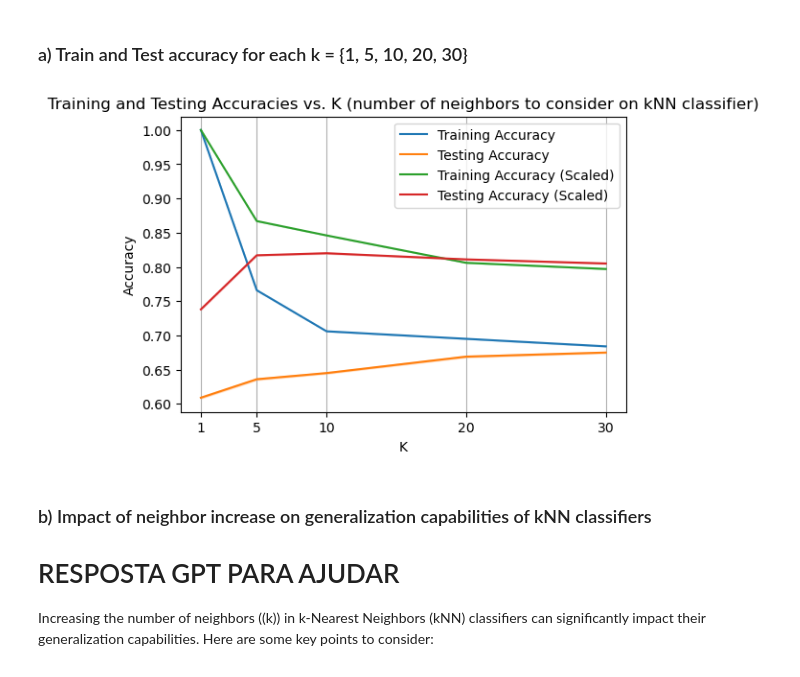
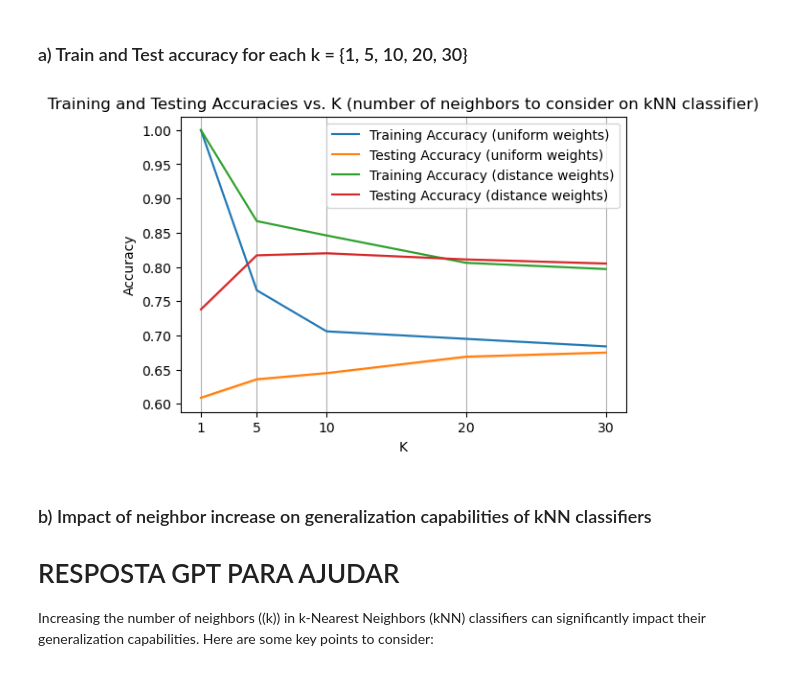
Before and after one commit to jppf22/HW2_Machine_Learning, a Jupyter notebook: code.ipynb, the cells around one changed output. Drawn from its saved outputs; the diff is of its cells as text; code cells hidden in the pictures.

```diff
--- a/code.ipynb
+++ b/code.ipynb
@@ -247,38 +247,38 @@ for k in number_of_neighbours:
         #Generate prediction according to training sample and measure accuracy
         y_pred_train = predictor.predict(X_train)
         training_sample_accuracy_scaled.append(round(accuracy_score(y_train, y_pred_train),2))
 
     #No need to calculate mean here, since seaborn does it on lineplot
     training_accuracies_scaled.append(training_sample_accuracy_scaled)
     testing_accuracies_scaled.append(testing_sample_accuracy_scaled)
 
 accuracy_df = pd.DataFrame({
     'k': number_of_neighbours,
     'training_accuracies_unscaled': training_accuracies_unscaled,
     'testing_accuracies_unscaled': testing_accuracies_unscaled,
     'training_accuracies_scaled': training_accuracies_scaled,
     'testing_accuracies_scaled': testing_accuracies_scaled
 })
 
 accuracy_df = accuracy_df.explode("training_accuracies_unscaled")
 accuracy_df = accuracy_df.explode("testing_accuracies_unscaled")
 accuracy_df = accuracy_df.explode("training_accuracies_scaled")
 accuracy_df = accuracy_df.explode("testing_accuracies_scaled")
 
 plt.figure(figsize=(6,4))
-sns.lineplot(data=accuracy_df, x="k", y="training_accuracies_unscaled", label="Training Accuracy (Unscaled)")
-sns.lineplot(data=accuracy_df, x="k", y="testing_accuracies_unscaled", label="Testing Accuracy (Unscaled)")
-sns.lineplot(data=accuracy_df, x="k", y="training_accuracies_scaled", label="Training Accuracy (Scaled)")
-sns.lineplot(data=accuracy_df, x="k", y="testing_accuracies_scaled", label="Testing Accuracy (Scaled)")
+sns.lineplot(data=accuracy_df, x="k", y="training_accuracies_unscaled", label="Training Accuracy (uniform weights)")
+sns.lineplot(data=accuracy_df, x="k", y="testing_accuracies_unscaled", label="Testing Accuracy (uniform weights)")
+sns.lineplot(data=accuracy_df, x="k", y="training_accuracies_scaled", label="Training Accuracy (distance weights)")
+sns.lineplot(data=accuracy_df, x="k", y="testing_accuracies_scaled", label="Testing Accuracy (distance weights)")
 plt.xlabel("K")
 plt.ylabel("Accuracy")
 plt.title("Training and Testing Accuracies vs. K (number of neighbors to consider on kNN classifier)")
 plt.legend()
 plt.xticks(number_of_neighbours)
 plt.grid(True, which='both', axis='x')
 plt.show()
 # %% [output]
-[figure, old version]
+[figure, new version]
 # %% [markdown]
 ### b) Impact of neighbor increase on generalization capabilities of kNN classifiers
 
```
Also changed, not shown: 2 other files.
